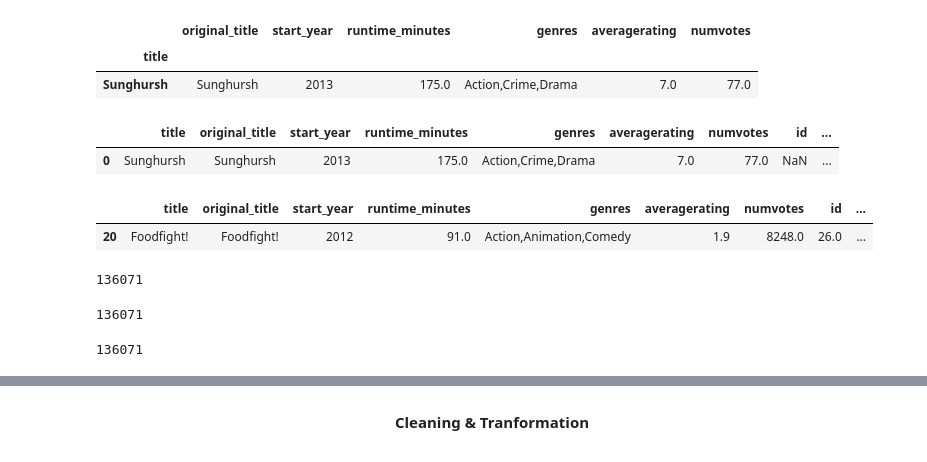
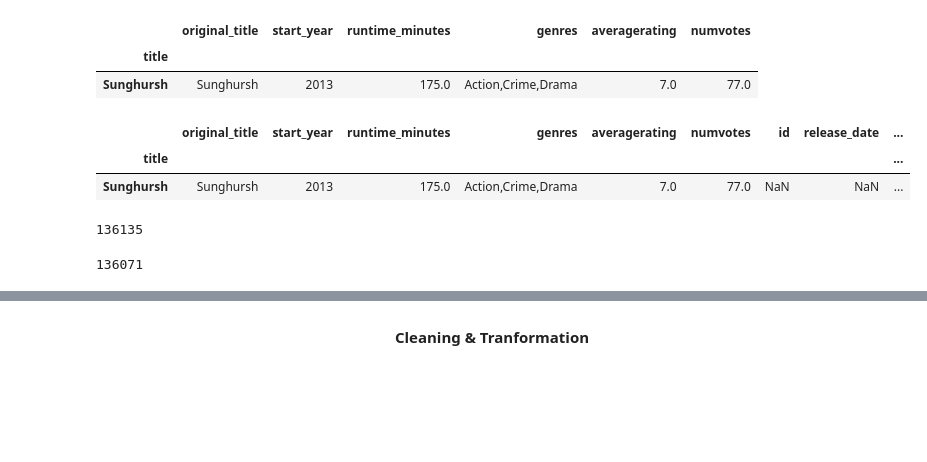
Before and after one commit to DonnieData/dsc-mod-1-project-v2-1-onl01-dtsc-pt-012120, a Jupyter notebook: student.ipynb, the cells around one changed output, grey strips where cells are left out. Cells and saved outputs as stored; diff of their text form; code cells hidden in the pictures; blank space fills up the shorter version.

```diff
--- a/student.ipynb
+++ b/student.ipynb
@@ -97,7 +76,7 @@ Joining Tables
 title_baiscs.set_index("tconst", inplace=True) #setting index for tables to be joined with
 ratings.set_index("tconst",inplace=True)
 # %%
-m_df = title_baiscs.join(ratings, on="tconst", how="left")
+movie_frame = title_baiscs.join(ratings, on="tconst", how="left")
 len(m_df)
 # %% [output]
 136071
@@ -112,7 +91,7 @@ m_df.head()# reviewing table join
 | tt0069204 | Sabse Bada Sukh | Sabse Bada Sukh | 2018 | NaN | Comedy,Drama | 6.1 | 13.0 |
 | tt0100275 | The Wandering Soap Opera | La Telenovela Errante | 2017 | 80.0 | Comedy,Drama,Fantasy | 6.5 | 119.0 |
 # %%
-m_df.rename(columns={"primary_title":"title"}, inplace=True) #renaming column for more intuitve use and matching when joining
+movie_frame.rename(columns={"primary_title":"title"}, inplace=True) #renaming column for more intuitve use and matching when joining
 # %%
 budget.head(1)
 # %% [output]
@@ -129,5 +108,5 @@ budget.head(1)# reviewing dataframe
 | title |  |  |  |  |  |
 | Avatar | 1 | Dec 18, 2009 | $425,000,000 | $760,507,625 | $2,776,345,279 |
 # %%
-m_df.set_index("title", inplace=True)
+movie_frame.set_index("title", inplace=True) # setting index for table joining
 # %%
@@ -137,15 +116,11 @@ m_df.head(1)
 | title |  |  |  |  |  |  |
 | Sunghursh | Sunghursh | 2013 | 175.0 | Action,Crime,Drama | 7.0 | 77.0 |
 # %%
-m_df2 = m_df.join(budget, on="title", how="left")#joing budget data frame
+movie_frame = movie_frame.join(budget, on="title", how="left")#joing budget data frame
 # %%
-m_df2.head(1)
+movie_frame.head(1) #reviewing change
 # %% [output]
-|  | title | original_title | start_year | runtime_minutes | genres | averagerating | numvotes | id | ... |
-| 0 | Sunghursh | Sunghursh | 2013 | 175.0 | Action,Crime,Drama | 7.0 | 77.0 | NaN | ... |
+|  | original_title | start_year | runtime_minutes | genres | averagerating | numvotes | id | release_date | ... |
+| title |  |  |  |  |  |  |  |  | ... |
+| Sunghursh | Sunghursh | 2013 | 175.0 | Action,Crime,Drama | 7.0 | 77.0 | NaN | NaN | ... |
-# %%
-m_df2[m_df2["worldwide_gross"].notna()].head(1)
-# %% [output]
-|  | title | original_title | start_year | runtime_minutes | genres | averagerating | numvotes | id | ... |
-| 20 | Foodfight! | Foodfight! | 2012 | 91.0 | Action,Animation,Comedy | 1.9 | 8248.0 | 26.0 | ... |
 # %%
@@ -153,7 +128,7 @@ m_df2.reset_index(inplace=True)# resetting index so title column can be used mor
 # %%
-print(len(m_df))
-len(m_df2) - len(m_df2[m_df2.duplicated(subset="title")])
+print(len(movie_frame))
+len(movie_frame) - len(movie_frame[movie_frame.duplicated(subset="title")])
 # %% [output]
-136071
+136135
 136071
 # %%
@@ -161,4 +135,0 @@ m_df2.drop(m_df2[m_df2.duplicated(subset="title")].index,inplace=True) # removin
-# %%
-len(m_df)
-# %% [output]
-136071
```
Also changed, not shown: parts of 111 cells of this notebook.
